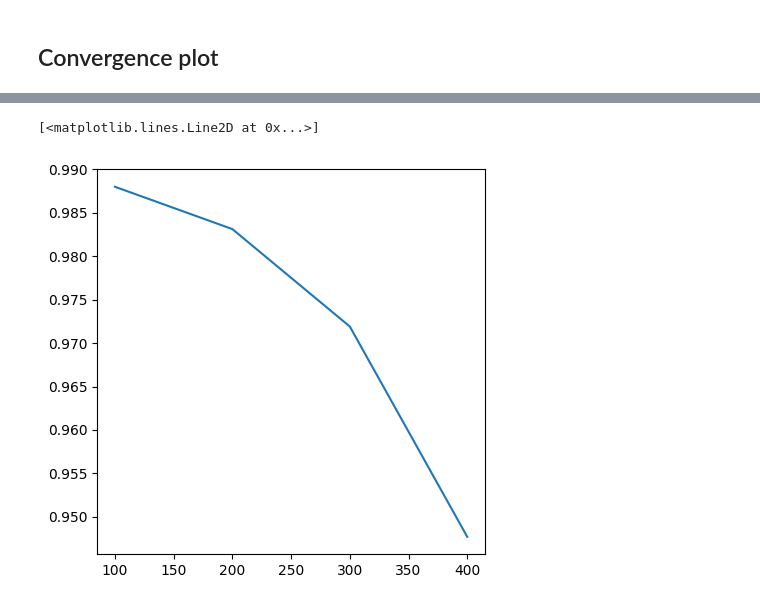
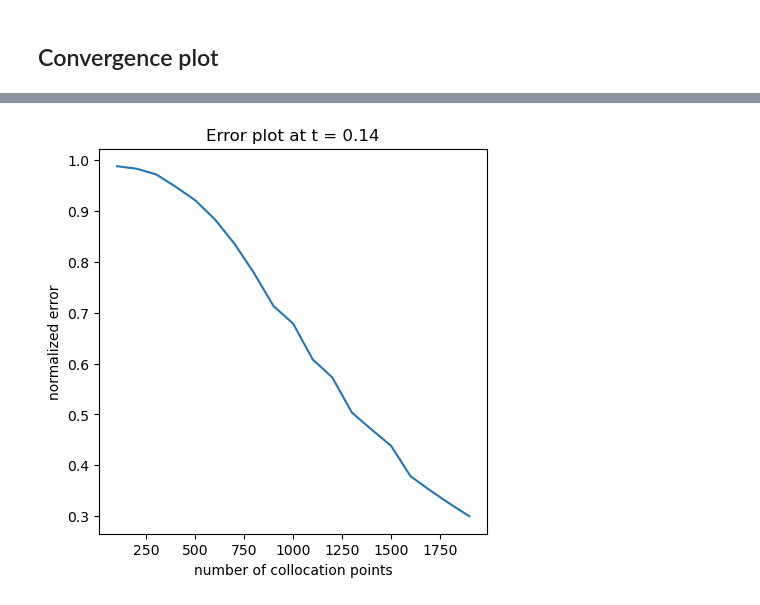
Before and after one commit to jfelipeosorio/kinetick, a Jupyter notebook: pdes/fokkerplanck_2d.ipynb, the cells around one changed output, grey strips where cells are left out. Drawn from its saved outputs; the diff is of its cells as text; code cells hidden in the pictures.

Commit message:
added convergence plots for fp

```diff
--- a/pdes/fokkerplanck_2d.ipynb
+++ b/pdes/fokkerplanck_2d.ipynb
@@ -180,7 +182,7 @@ def divergence_k(k,index):
     return divk
 
 
-h = 1e-4
+h = 1e-2
 def phi_omega(k,index):
     return get_subs(eval_k(k,index),
                    get_mult(get_const(h),
@@ -261,7 +259,7 @@ NMSE: 0.0
 # %% [markdown]
 ## Multiple steps
 # %%
-T = 0.5
+T = 0.2
 previous = fp_2d_sol(0.1,pairs_int)
 steps = int((T-0.1)//h)
 print('final time:', 0.1 + steps*h)
@@ -364,7 +364,7 @@ Array(30.81599475, dtype=float64)
 ## Convergence plot
 # %%
 norms = []
-for n in tqdm(jnp.arange(100,500,100)):
+for n in tqdm(jnp.arange(100,2000,100)):
     # \Omega
     M_int = int(jnp.sqrt(n))
     x_1 = jnp.linspace(-3,3,M_int)[1:]
@@ -413,7 +413,7 @@ for n in tqdm(jnp.arange(100,500,100)):
         previous = pred.copy()
 
     true = fp_2d_sol(T,pairs_int)
-
+    print(n)
     norms.append(mean_squared_error(pred,true)/mean_squared_error(0*pred,true))
 # %% [output]
 final time: 0.14
@@ -423,6 +441,9 @@ final time: 0.14
 # %%
-Ns = [n for n in jnp.arange(100,500,100)]
+Ns = [n for n in jnp.arange(100,2000,100)]
 plt.plot(Ns,norms)
+plt.xlabel('number of collocation points')
+plt.ylabel('normalized error')
+plt.title('Error plot at t = 0.14')
+plt.show()
 # %% [output]
-[<matplotlib.lines.Line2D at 0x...>]
-[figure, old version]
+[figure, new version]
```
Also changed, not shown: parts of 11 cells of this notebook.
